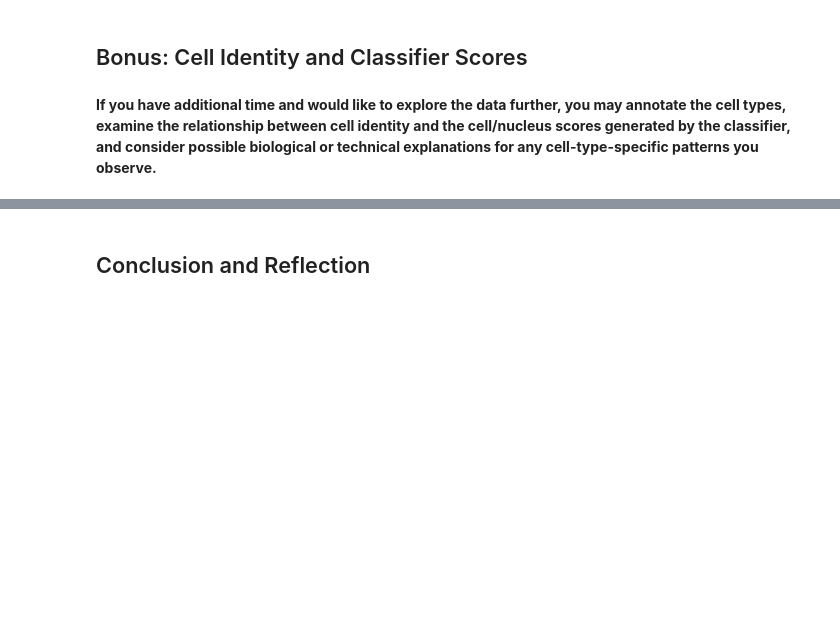
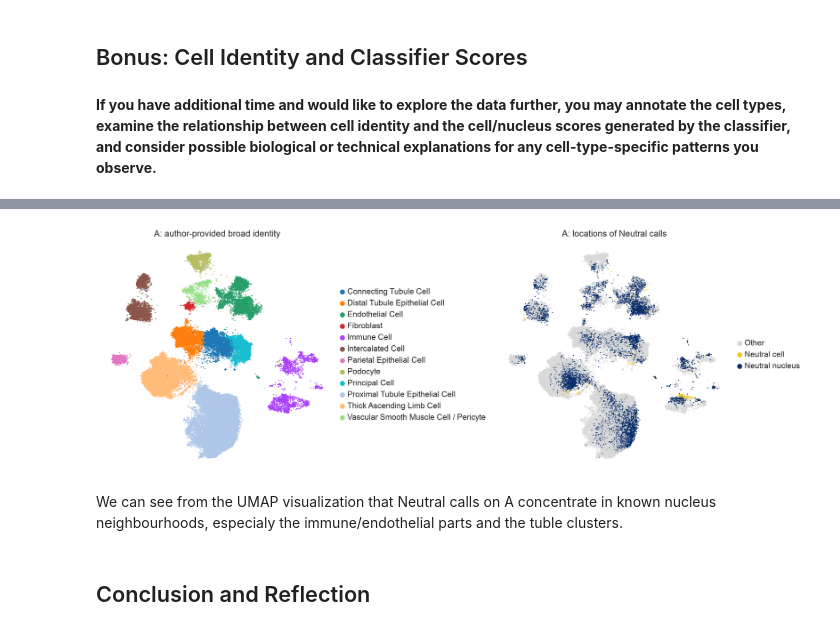
Before and after one commit to UnknownCreature0086/CellorNuc, a Jupyter notebook: notebook/CellorNuc_quiz.ipynb, the cells around one changed output, grey strips where cells are left out. Cells and saved outputs as stored; diff of their text form; code cells hidden in the pictures; blank space fills up the shorter version.

```diff
--- a/notebook/CellorNuc_quiz.ipynb
+++ b/notebook/CellorNuc_quiz.ipynb
@@ -525,2 +712,37 @@ Thus, the `anchor` mainly stablize the starting interpretation of the minority c
+# %%
+# Compare biological neighborhoods with the locations of Neutral calls.
+q1.obs["bonus_neutral_source"] = np.select(
+    [
+        q1.obs["suspension_type"].astype(str).eq("cell")
+        & q1.obs["modality_classification"].astype(str).eq("Neutral"),
+        q1.obs["suspension_type"].astype(str).eq("nucleus")
+        & q1.obs["modality_classification"].astype(str).eq("Neutral"),
+    ],
+    ["Neutral cell", "Neutral nucleus"],
+    default="Other",
+)
+q1.obs["bonus_neutral_source"] = pd.Categorical(
+    q1.obs["bonus_neutral_source"],
+    categories=["Other", "Neutral cell", "Neutral nucleus"],
+)
+
+fig, axes = plt.subplots(1, 2, figsize=(14, 5))
+sc.pl.umap(
+    q1, color="broad_cell_type", size=9,
+    ax=axes[0], show=False, frameon=False,
+    title="A: author-provided broad identity",
+)
+sc.pl.umap(
+    q1, color="bonus_neutral_source",
+    palette={"Other": "#d9d9d9", "Neutral cell": "#F5C518", "Neutral nucleus": "#0A2F6B"},
+    size=9, ax=axes[1], show=False, frameon=False,
+    title="A: locations of Neutral calls",
+)
+plt.tight_layout()
+plt.show()
+# %% [output]
+[figure, added]
+# %% [markdown]
+We can see from the UMAP visualization that Neutral calls on A concentrate in known nucleus neighbourhoods, especialy the immune/endothelial parts and the tuble clusters.
 # %% [markdown]
 ## Conclusion and Reflection
```
Also changed, not shown: parts of 10 cells of this notebook.
